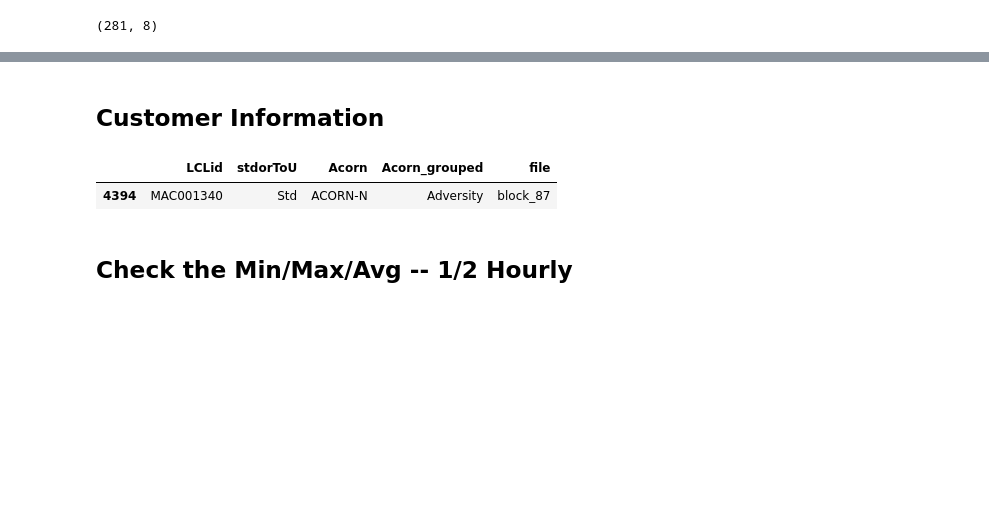
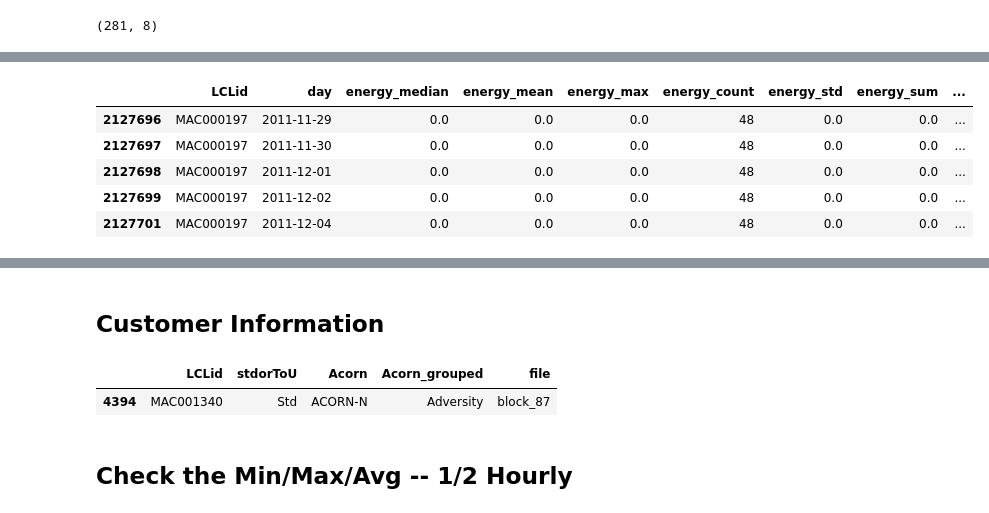
Before and after one commit to brepowell/EnergyConsumption, a Jupyter notebook: LondonDataExploration.ipynb, the cells around one changed output, grey strips where cells are left out. Drawn from its saved outputs; the diff is of its cells as text; code cells hidden in the pictures; blank space fills up the shorter version.

```diff
--- a/LondonDataExploration.ipynb
+++ b/LondonDataExploration.ipynb
@@ -179,0 +245,9 @@ zeroPowerIDs.shape
+# %%
+zeroPower.head()
+# %% [output]
+|  | LCLid | day | energy_median | energy_mean | energy_max | energy_count | energy_std | energy_sum | ... |
+| 2127696 | MAC000197 | 2011-11-29 | 0.0 | 0.0 | 0.0 | 48 | 0.0 | 0.0 | ... |
+| 2127697 | MAC000197 | 2011-11-30 | 0.0 | 0.0 | 0.0 | 48 | 0.0 | 0.0 | ... |
+| 2127698 | MAC000197 | 2011-12-01 | 0.0 | 0.0 | 0.0 | 48 | 0.0 | 0.0 | ... |
+| 2127699 | MAC000197 | 2011-12-02 | 0.0 | 0.0 | 0.0 | 48 | 0.0 | 0.0 | ... |
+| 2127701 | MAC000197 | 2011-12-04 | 0.0 | 0.0 | 0.0 | 48 | 0.0 | 0.0 | ... |
```
Also changed, not shown: parts of 10 cells of this notebook.
